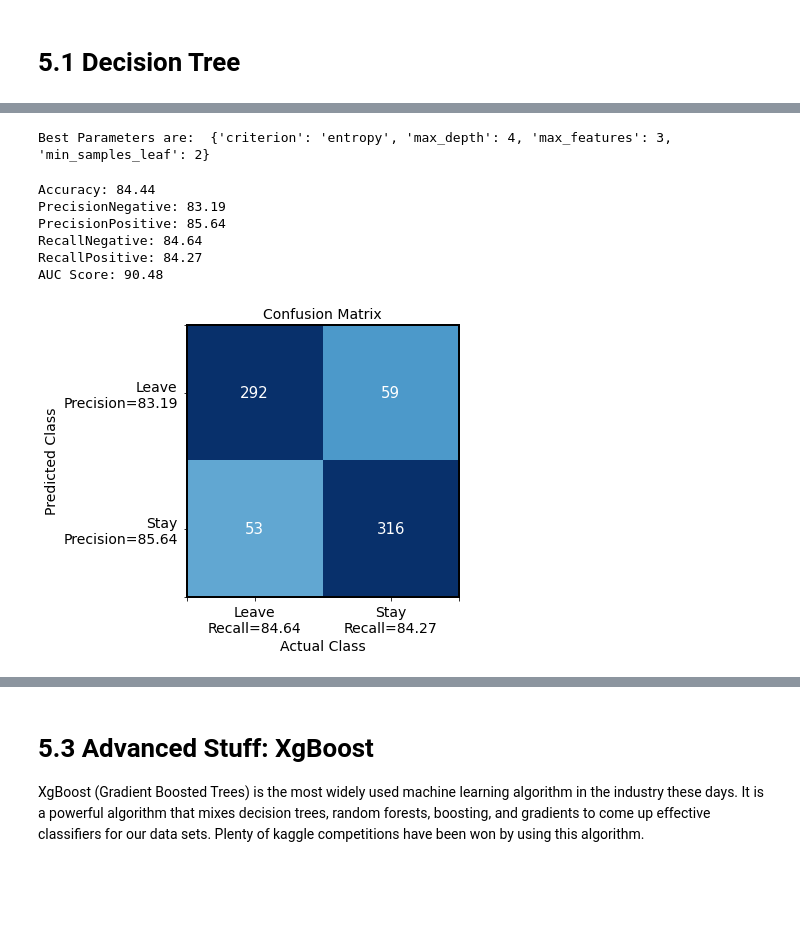
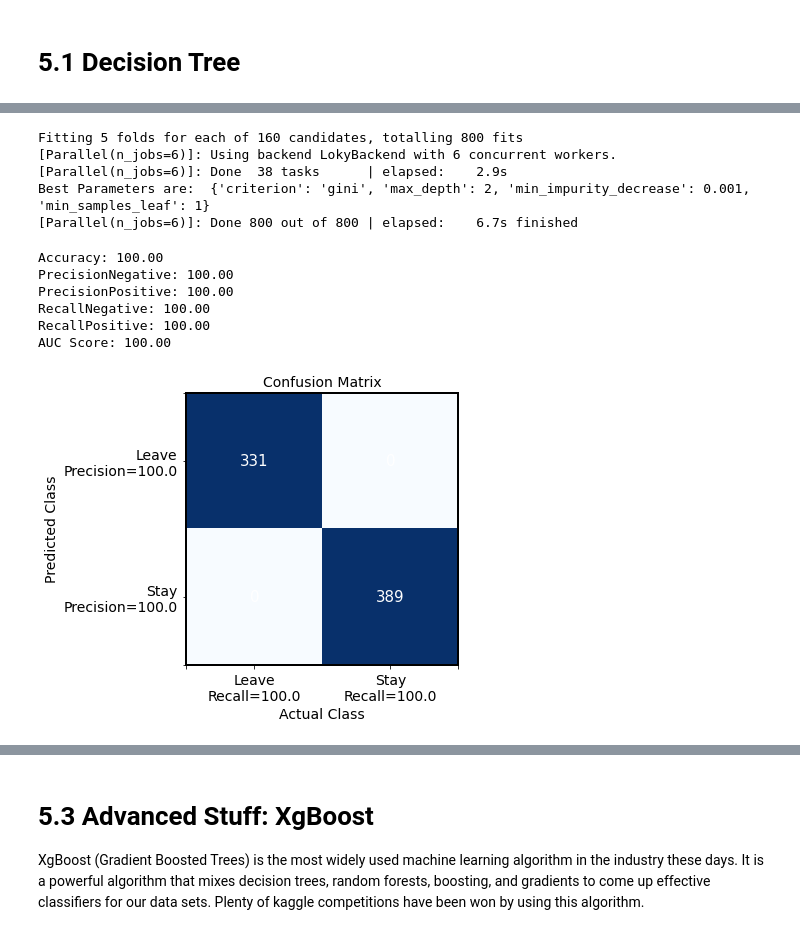
Before and after one commit to greermp/hilton_challenge, a Jupyter notebook: Working.ipynb, the cells around one changed output, grey strips where cells are left out. Drawn from its saved outputs; the diff is of its cells as text; code cells hidden in the pictures; blank space fills up the shorter version.

```diff
--- a/Working.ipynb
+++ b/Working.ipynb
@@ -418,7 +432,9 @@ Index(['AnonymousID', 'HotelInncode', 'HotelBrand', 'HotelChainScale',
 # Feature and Label Vectors
 # %%
 ## ## 4.2 Feature and Label Vectors  ##
-dataDT = data[['WorkLifeBalance', 'LearningDevelopment', 'Communication', 'Voice', 'RewardsBenefits', 'WorkEnvironment', 'IntentToStay']]
+# dataDT = data[['WorkLifeBalance', 'LearningDevelopment', 'Communication', 'Voice', 'RewardsBenefits', 'WorkEnvironment', 'IntentToStay']]
+
+dataDT = data[['WorkLifeBalance', 'LearningDevelopment', 'Communication', 'Voice', 'RewardsBenefits', 'WorkEnvironment', 'IntentToStay','ManagementLevel','Tenure','IntentToStay']]
 dtCols = list(dataDT.columns)
 dtCols
 # Convert data to a list of lists
@@ -466,7 +482,7 @@ set_background('#ffefb7')
 # The dictionary contains as keys the parameter names and values are the possible values of the parameter that you want to test
 parameters = {'max_depth': [2, 3,4, 6,8 ],
               'criterion': ['gini', 'entropy'],
-              'max_features': ['None',3,4,5],
+              'min_impurity_decrease': [.001,.01,.1,.5],
               'min_samples_leaf': [1,2,3,4]
             } # You can add different depths here.
 #####################################################################################################################################################
@@ -475,7 +491,7 @@ parameters = {'max_depth': [2, 3,4, 6,8 ],
 # %%
 ###### We will repeat the same process we did in the previous DecisionTreeClassifier cell but we'll now wrap our classifier inside the GridSearch function.
 # Create an instance of the decision tree algorithm. You can consider "classifier" as a function that is going to get training data and train a decision tree algorithm. Next, it will take any test data and make a prediction based on the learned decision tree
-classifierDtGrid = GridSearchCV(DecisionTreeClassifier(), parameters, n_jobs=4)
+classifierDtGrid = GridSearchCV(DecisionTreeClassifier(), parameters, n_jobs=6,verbose=1)
 
 # Train the decision tree model using the function .fit
 classifierDtGrid.fit(trainData, trainLabels)
@@ -489,4 +505,8 @@ predictionProbabilities = classifierDtGrid.predict_proba(testData) # This will g
 
 print("Best Parameters are: ", classifierDtGrid.best_params_)
 # %% [output]
-Best Parameters are:  {'criterion': 'entropy', 'max_depth': 4, 'max_features': 3, 'min_samples_leaf': 2}
+Fitting 5 folds for each of 160 candidates, totalling 800 fits
+[Parallel(n_jobs=6)]: Using backend LokyBackend with 6 concurrent workers.
+[Parallel(n_jobs=6)]: Done  38 tasks      | elapsed:    2.9s
+Best Parameters are:  {'criterion': 'gini', 'max_depth': 2, 'min_impurity_decrease': 0.001, 'min_samples_leaf': 1}
+[Parallel(n_jobs=6)]: Done 800 out of 800 | elapsed:    6.7s finished
@@ -502,28 +513,28 @@ print("Best Parameters are: ", classifierDtGrid.best_params_)
 # %%
-classifierDt = DecisionTreeClassifier(criterion= 'gini', max_depth= 4, max_features= 3, min_samples_leaf= 2,random_state = 1)
+classifierDt = DecisionTreeClassifier(criterion= 'gini', max_depth= 2, min_impurity_decrease= 0.001, min_samples_leaf= 1,random_state = 1)
 
 # Train the decision tree model using the function .fit
 classifierDt.fit(trainData, trainLabels)
 
 # Calculate training accuracy of the classifier
 trainAccuracy = classifierDt.score(trainData, trainLabels)
 
 # Predict on test data
 predictions = classifierDt.predict(testData) # This will give binary labels e.g 0/1
 predictionProbabilities = classifierDt.predict_proba(testData)
 
 dtGridAUC = calculateMetricsAndPrint(predictions, predictionProbabilities, testLabels)
 
 # Calculate FPR and TPR for use in ROC Curve Variance later on
 falsePositiveRateDtWithGridSearch, truePositiveRateDtWithGridSearch, _ = roc_curve(testLabels, [item[1] for item in predictionProbabilities])
 # %% [output]
-Accuracy: 84.44
-PrecisionNegative: 83.19
-PrecisionPositive: 85.64
-RecallNegative: 84.64
-RecallPositive: 84.27
-AUC Score: 90.48
+Accuracy: 100.00
+PrecisionNegative: 100.00
+PrecisionPositive: 100.00
+RecallNegative: 100.00
+RecallPositive: 100.00
+AUC Score: 100.00
-[figure, old version]
+[figure, new version]
 # %%
 columns=list(dataDT.columns)
 showFeatureImportance(classifierDt, columns)
```
Also changed, not shown: parts of 6 cells of this notebook.
